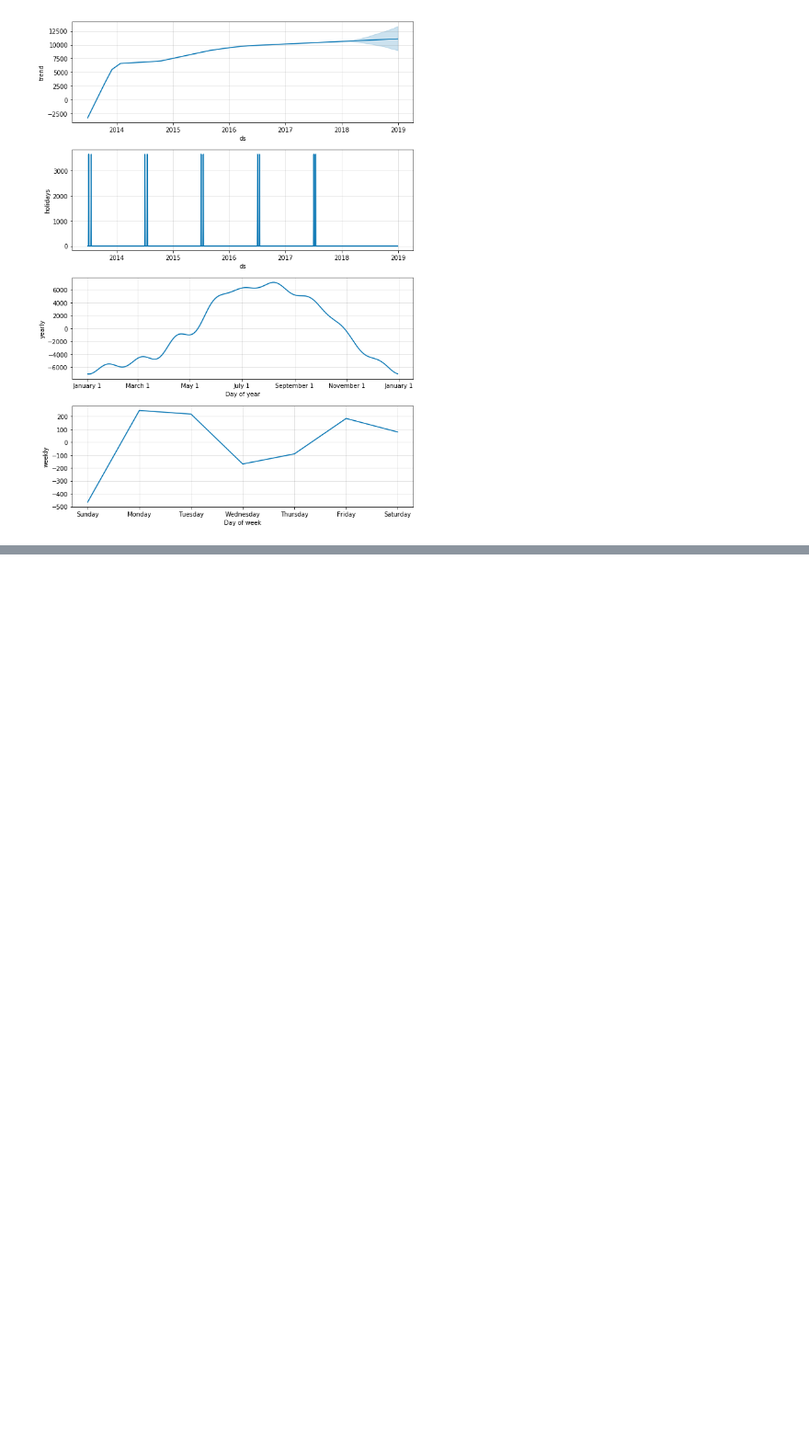
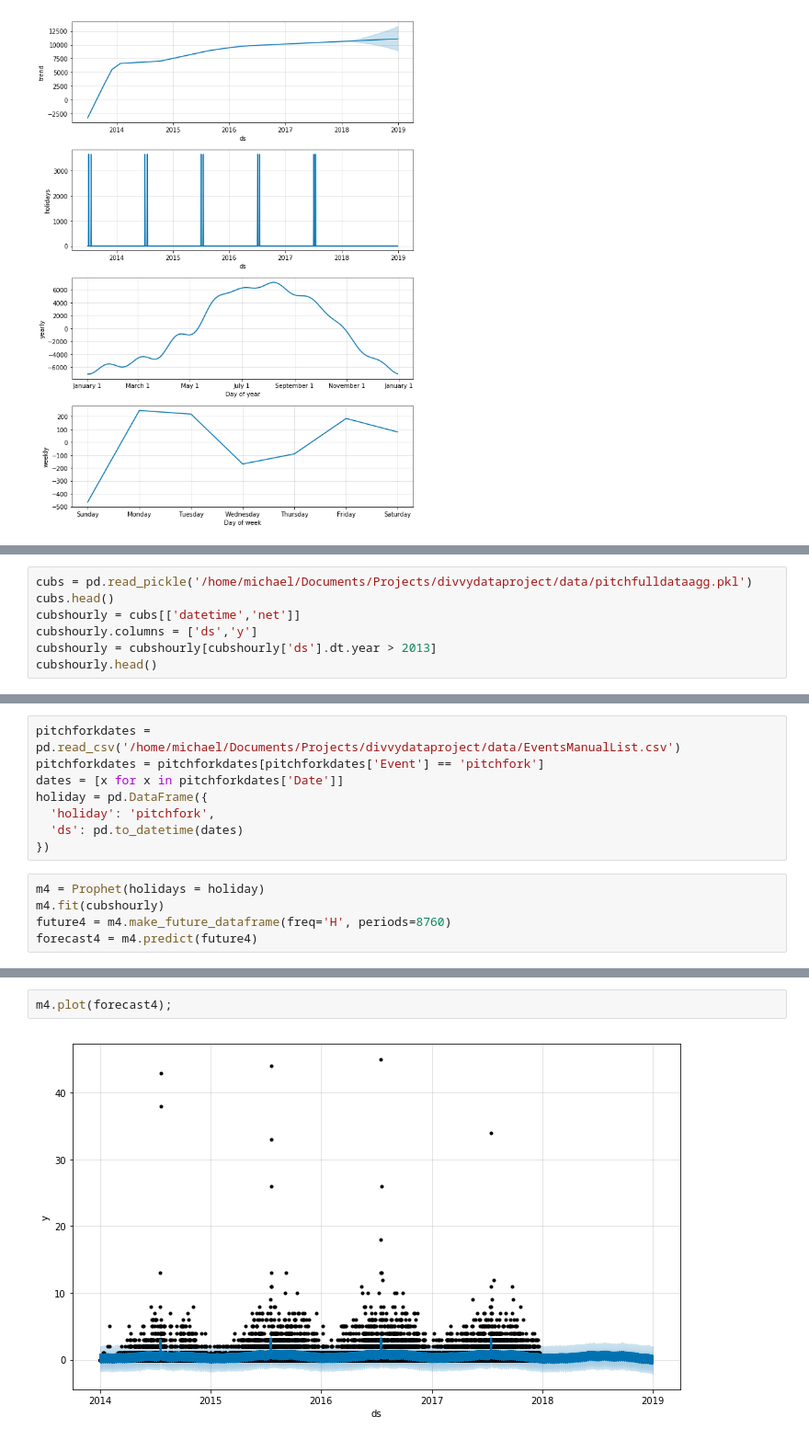
Before and after one commit to mkduchak/divvydataproject, a Jupyter notebook: 2_prophet.ipynb, the cells around one changed output, grey strips where cells are left out. Shown at 92% size. Cells and saved outputs as stored; diff of their text form; blank space fills up the shorter version.

```diff
--- a/2_prophet.ipynb
+++ b/2_prophet.ipynb
@@ -149,0 +177,7 @@ m3.plot_components(forecast3);
+# %%
+cubs = pd.read_pickle('/home/michael/Documents/Projects/divvydataproject/data/pitchfulldataagg.pkl')
+cubs.head()
+cubshourly = cubs[['datetime','net']]
+cubshourly.columns = ['ds','y']
+cubshourly = cubshourly[cubshourly['ds'].dt.year > 2013]
+cubshourly.head()
@@ -149,0 +191,13 @@ m3.plot_components(forecast3);
+# %%
+pitchforkdates = pd.read_csv('/home/michael/Documents/Projects/divvydataproject/data/EventsManualList.csv')
+pitchforkdates = pitchforkdates[pitchforkdates['Event'] == 'pitchfork']
+dates = [x for x in pitchforkdates['Date']]
+holiday = pd.DataFrame({
+  'holiday': 'pitchfork',
+  'ds': pd.to_datetime(dates)
+})
+# %%
+m4 = Prophet(holidays = holiday)
+m4.fit(cubshourly)
+future4 = m4.make_future_dataframe(freq='H', periods=8760)
+forecast4 = m4.predict(future4)
@@ -149,0 +214,4 @@ m3.plot_components(forecast3);
+# %%
+m4.plot(forecast4);
+# %% [output]
+[figure, added]
```
Also changed, not shown: parts of 19 cells of this notebook, 4 other files.
